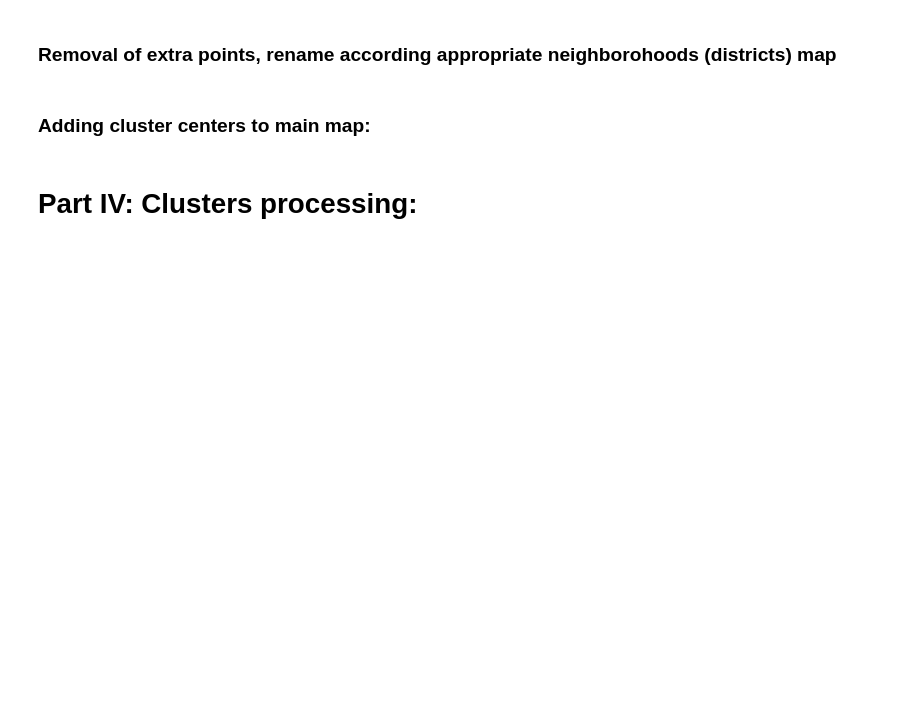
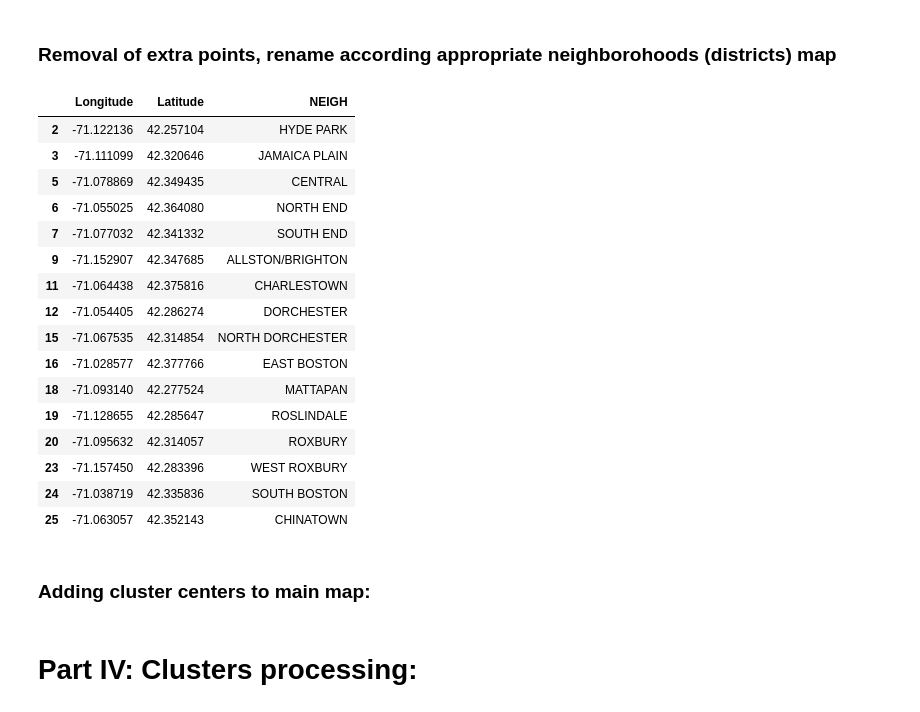
Before and after one commit to AnnVGat/coursera, a Jupyter notebook: Battle of Boston neighborouhoods.ipynb, the cells around one changed output. Cells and saved outputs as stored; diff of their text form; code cells hidden in the pictures; blank space fills up the shorter version.

```diff
--- a/Battle of Boston neighborouhoods.ipynb
+++ b/Battle of Boston neighborouhoods.ipynb
@@ -247,5 +341,23 @@ del df_lib['BRANCH']
 # %%
-df_lib.head(3)
+df_lib
+# %% [output]
+|  | Longitude | Latitude | NEIGH |
+| 2 | -71.122136 | 42.257104 | HYDE PARK |
+| 3 | -71.111099 | 42.320646 | JAMAICA PLAIN |
+| 5 | -71.078869 | 42.349435 | CENTRAL |
+| 6 | -71.055025 | 42.364080 | NORTH END |
+| 7 | -71.077032 | 42.341332 | SOUTH END |
+| 9 | -71.152907 | 42.347685 | ALLSTON/BRIGHTON |
+| 11 | -71.064438 | 42.375816 | CHARLESTOWN |
+| 12 | -71.054405 | 42.286274 | DORCHESTER |
+| 15 | -71.067535 | 42.314854 | NORTH DORCHESTER |
+| 16 | -71.028577 | 42.377766 | EAST BOSTON |
+| 18 | -71.093140 | 42.277524 | MATTAPAN |
+| 19 | -71.128655 | 42.285647 | ROSLINDALE |
+| 20 | -71.095632 | 42.314057 | ROXBURY |
+| 23 | -71.157450 | 42.283396 | WEST ROXBURY |
+| 24 | -71.038719 | 42.335836 | SOUTH BOSTON |
+| 25 | -71.063057 | 42.352143 | CHINATOWN |
 # %%
 df_lib.reset_index(inplace = True)
 # %% [markdown]
```
Also changed, not shown: parts of 42 cells of this notebook.
